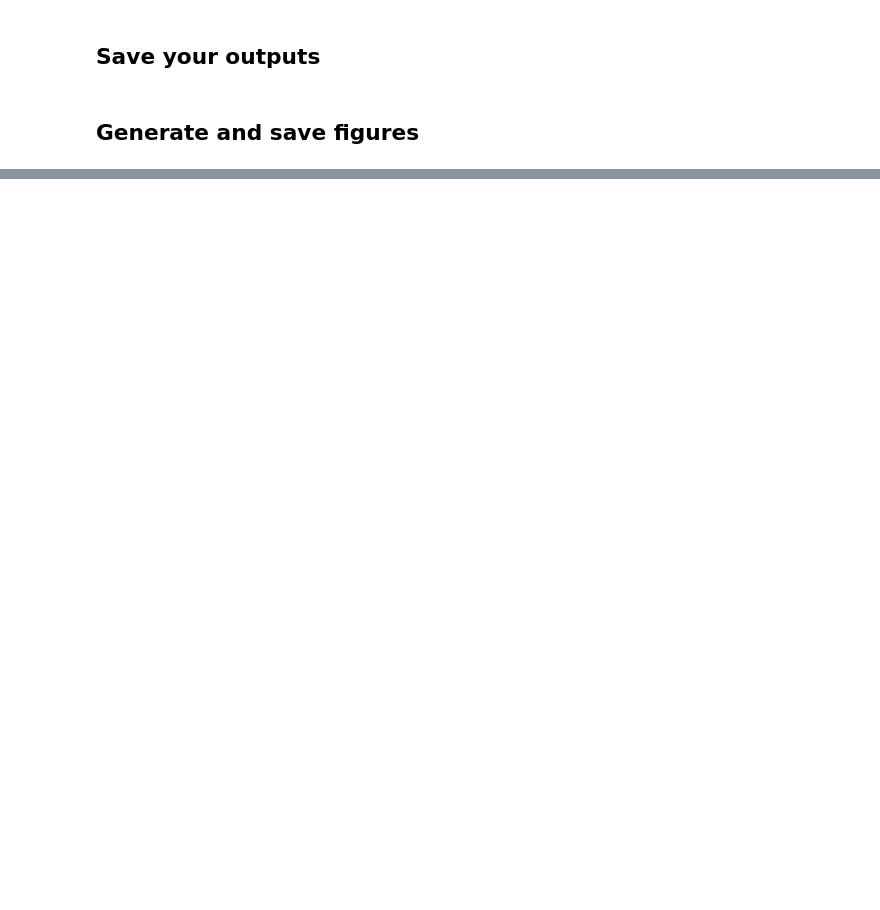
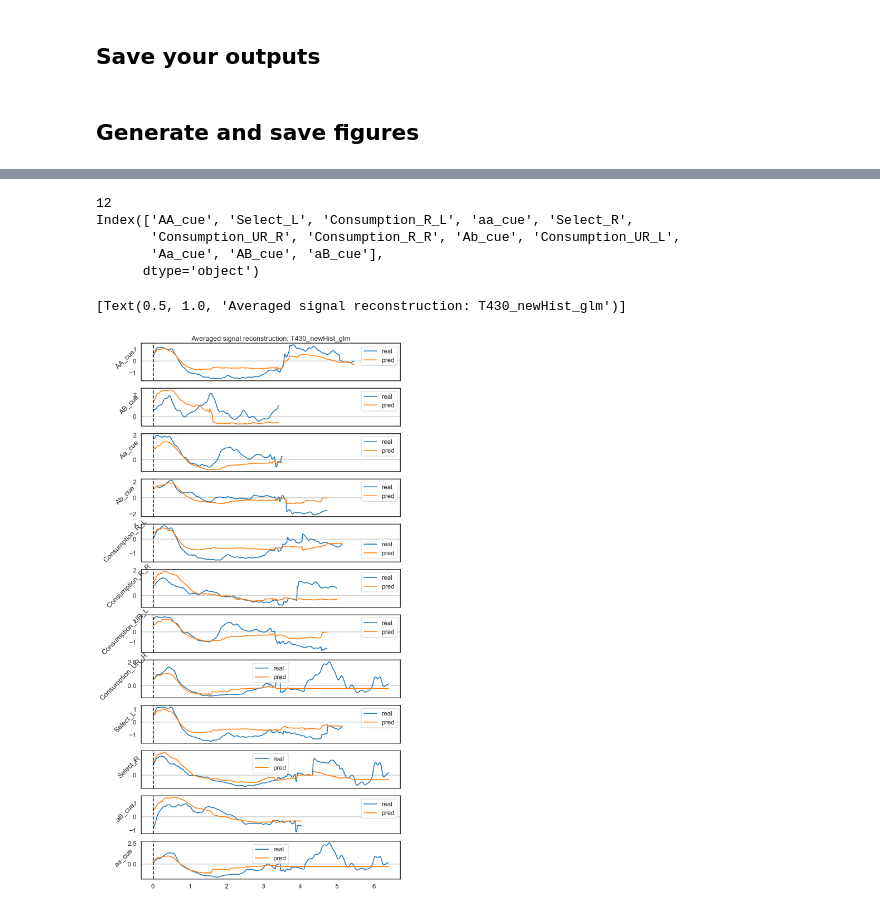
Before and after one commit to liviamurrayy/sabatini-glm-workflow, a Jupyter notebook: notebooks/fitGLM_D1.ipynb, the cells around one changed output, grey strips where cells are left out. Cells and saved outputs as stored; diff of their text form; code cells hidden in the pictures; blank space fills up the shorter version.

```diff
--- a/notebooks/fitGLM_D1.ipynb
+++ b/notebooks/fitGLM_D1.ipynb
@@ -800,0 +867,25 @@ AttributeError: 'numpy.ndarray' object has no attribute 'values'
+# %%
+fig, ax = plt.subplots(len(averaged_event_df.columns), figsize=(12, 25), sharex=True)
+print(len(averaged_event_df.columns))
+print(averaged_event_df.columns)
+
+for i, av in enumerate(np.sort(averaged_event_df.columns)): #cue select comsp: R, UR
+    t = np.arange(0, len(averaged_event_df[av])) / 48.440600198412696
+    t_real = np.arange(0, len(real_event_df[av])) / 48.440600198412696
+    ax[i].axhline(y=0, color='lightgrey')
+    ax[i].plot(t_real, real_event_df[av], label='real')
+    ax[i].plot(t, averaged_event_df[av], label='pred')
+    ax[i].set_ylabel(av, rotation = 45)
+    ax[i].axvline(x=0, color='k', linestyle="--")
+    ax[i].legend()
+ax[0].set(
+    title=f"Averaged signal reconstruction: {project_name}"
+)
+# %% [output]
+12
+Index(['AA_cue', 'Select_L', 'Consumption_R_L', 'aa_cue', 'Select_R',
+       'Consumption_UR_R', 'Consumption_R_R', 'Ab_cue', 'Consumption_UR_L',
+       'Aa_cue', 'AB_cue', 'aB_cue'],
+      dtype='object')
+[Text(0.5, 1.0, 'Averaged signal reconstruction: T430_newHist_glm')]
+[figure, added]
```
Also changed, not shown: parts of 26 cells of this notebook, 1 other file.
